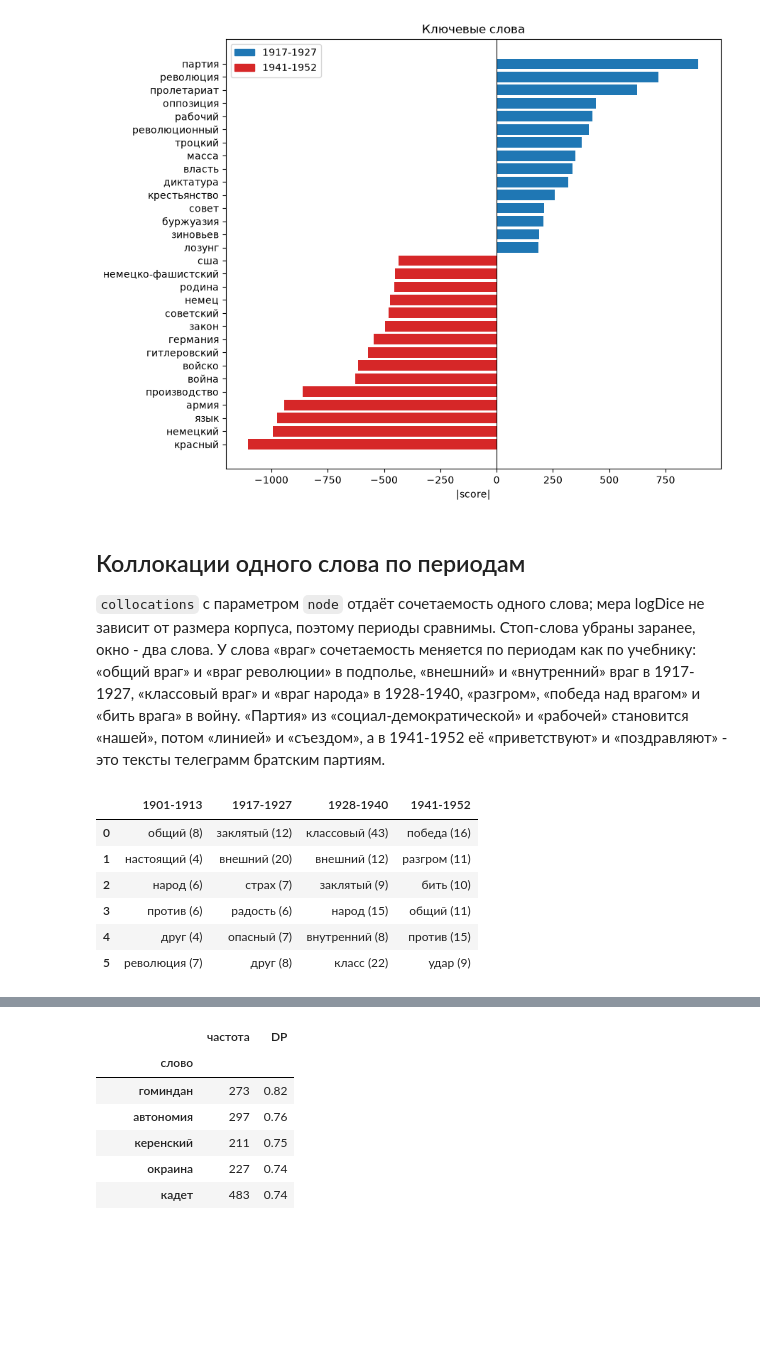
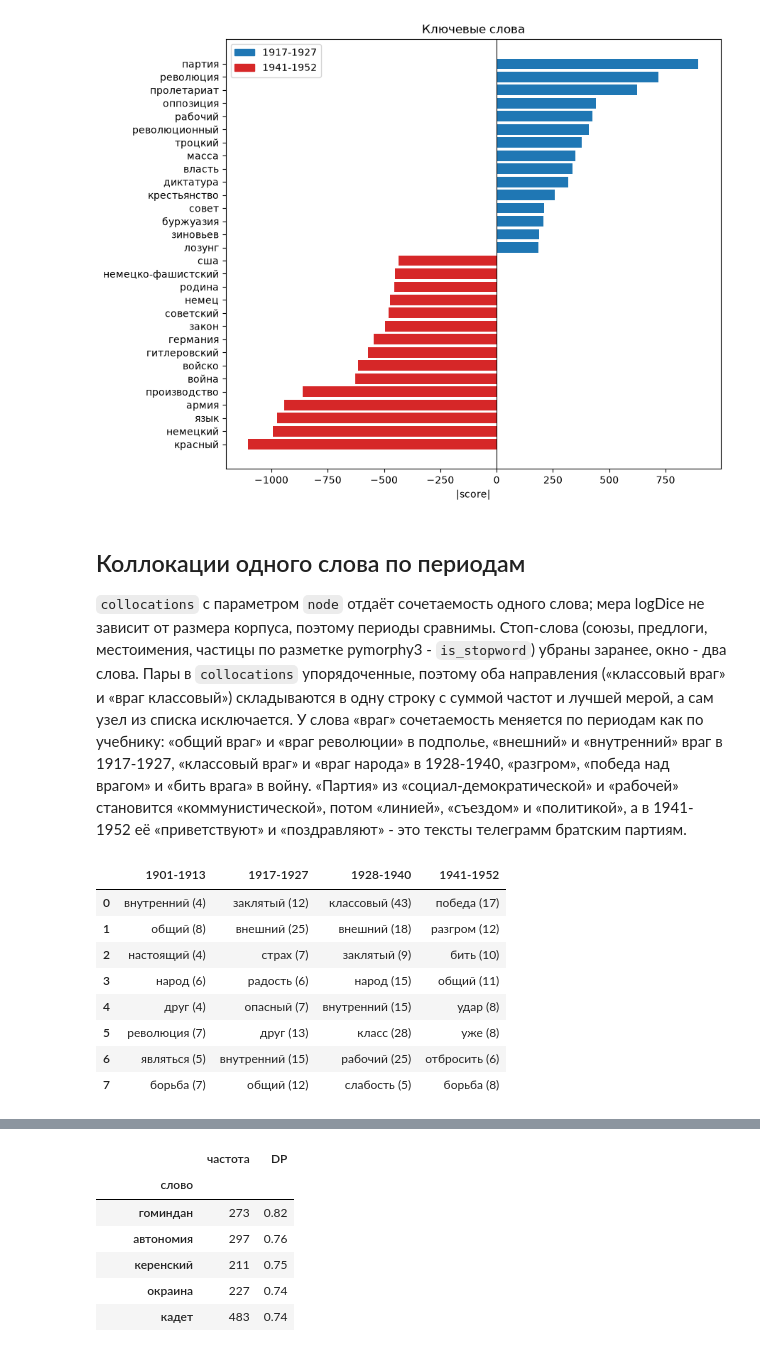
Before and after one commit to SergeyShk/ruTS, a Jupyter notebook: examples/04_stalin_corpus.ipynb, the cells around one changed output, grey strips where cells are left out. Saved outputs shown, nothing was run; the diff lists cells and outputs as text; code cells hidden in the pictures; blank space fills up the shorter version.

```diff
--- a/examples/04_stalin_corpus.ipynb
+++ b/examples/04_stalin_corpus.ipynb
@@ -161,40 +161,44 @@ fig.tight_layout()
 # %% [markdown]
 ## Коллокации одного слова по периодам
 
-`collocations` с параметром `node` отдаёт сочетаемость одного слова; мера logDice не зависит от размера корпуса, поэтому периоды сравнимы. Стоп-слова убраны заранее, окно - два слова. У слова «враг» сочетаемость меняется по периодам как по учебнику: «общий враг» и «враг революции» в подполье, «внешний» и «внутренний» враг в 1917-1927, «классовый враг» и «враг народа» в 1928-1940, «разгром», «победа над врагом» и «бить врага» в войну. «Партия» из «социал-демократической» и «рабочей» становится «нашей», потом «линией» и «съездом», а в 1941-1952 её «приветствуют» и «поздравляют» - это тексты телеграмм братским партиям.
+`collocations` с параметром `node` отдаёт сочетаемость одного слова; мера logDice не зависит от размера корпуса, поэтому периоды сравнимы. Стоп-слова (союзы, предлоги, местоимения, частицы по разметке pymorphy3 - `is_stopword`) убраны заранее, окно - два слова. Пары в `collocations` упорядоченные, поэтому оба направления («классовый враг» и «враг классовый») складываются в одну строку с суммой частот и лучшей мерой, а сам узел из списка исключается. У слова «враг» сочетаемость меняется по периодам как по учебнику: «общий враг» и «враг революции» в подполье, «внешний» и «внутренний» враг в 1917-1927, «классовый враг» и «враг народа» в 1928-1940, «разгром», «победа над врагом» и «бить врага» в войну. «Партия» из «социал-демократической» и «рабочей» становится «коммунистической», потом «линией», «съездом» и «политикой», а в 1941-1952 её «приветствуют» и «поздравляют» - это тексты телеграмм братским партиям.
 # %%
-from nltk.corpus import stopwords
+from ruts.corpus import collocations
+from ruts.style_stats import is_stopword
 
-from ruts.corpus import collocations
-
-STOPWORDS = set(stopwords.words("russian"))
 content_by_period = {
-    period: [lemma for lemma in lemmas if lemma not in STOPWORDS]
+    period: [lemma for lemma in lemmas if not is_stopword(lemma)]
     for period, lemmas in lemmas_by_period.items()
 }
 
 
-def collocates(node: str, top_n: int = 6) -> pd.DataFrame:
-    """Сильнейшие коллокаты слова по периодам"""
+def collocates(node: str, top_n: int = 8) -> pd.DataFrame:
+    """Сильнейшие коллокаты слова по периодам: оба направления пары в одной строке"""
     table = {}
     for period, words in content_by_period.items():
-        found = collocations(words, window=2, min_freq=4, node=node, top_n=top_n)
-        table[period] = [
-            f"{item.left if item.right == node else item.right} ({item.freq_pair})"
-            for item in found
-        ]
+        merged: dict[str, tuple[int, float]] = {}
+        for item in collocations(words, window=2, min_freq=4, node=node):
+            other = item.left if item.right == node else item.right
+            if other == node:
+                continue
+            freq, score = merged.get(other, (0, float("-inf")))
+            merged[other] = (freq + item.freq_pair, max(score, item.score))
+        best = sorted(merged.items(), key=lambda pair: (-pair[1][1], pair[0]))[:top_n]
+        table[period] = [f"{word} ({freq})" for word, (freq, _) in best]
     return pd.DataFrame.from_dict(table, orient="index").T
 
 
 collocates("враг")
 # %% [output]
 |  | 1901-1913 | 1917-1927 | 1928-1940 | 1941-1952 |
-| 0 | общий (8) | заклятый (12) | классовый (43) | победа (16) |
-| 1 | настоящий (4) | внешний (20) | внешний (12) | разгром (11) |
-| 2 | народ (6) | страх (7) | заклятый (9) | бить (10) |
-| 3 | против (6) | радость (6) | народ (15) | общий (11) |
-| 4 | друг (4) | опасный (7) | внутренний (8) | против (15) |
-| 5 | революция (7) | друг (8) | класс (22) | удар (9) |
+| 0 | внутренний (4) | заклятый (12) | классовый (43) | победа (17) |
+| 1 | общий (8) | внешний (25) | внешний (18) | разгром (12) |
+| 2 | настоящий (4) | страх (7) | заклятый (9) | бить (10) |
+| 3 | народ (6) | радость (6) | народ (15) | общий (11) |
+| 4 | друг (4) | опасный (7) | внутренний (15) | удар (8) |
+| 5 | революция (7) | друг (13) | класс (28) | уже (8) |
+| 6 | являться (5) | внутренний (15) | рабочий (25) | отбросить (6) |
+| 7 | борьба (7) | общий (12) | слабость (5) | борьба (8) |
 # %%
 collocates("партия")
 # %% [output]
```
Also changed, not shown: parts of 5 cells of this notebook.
